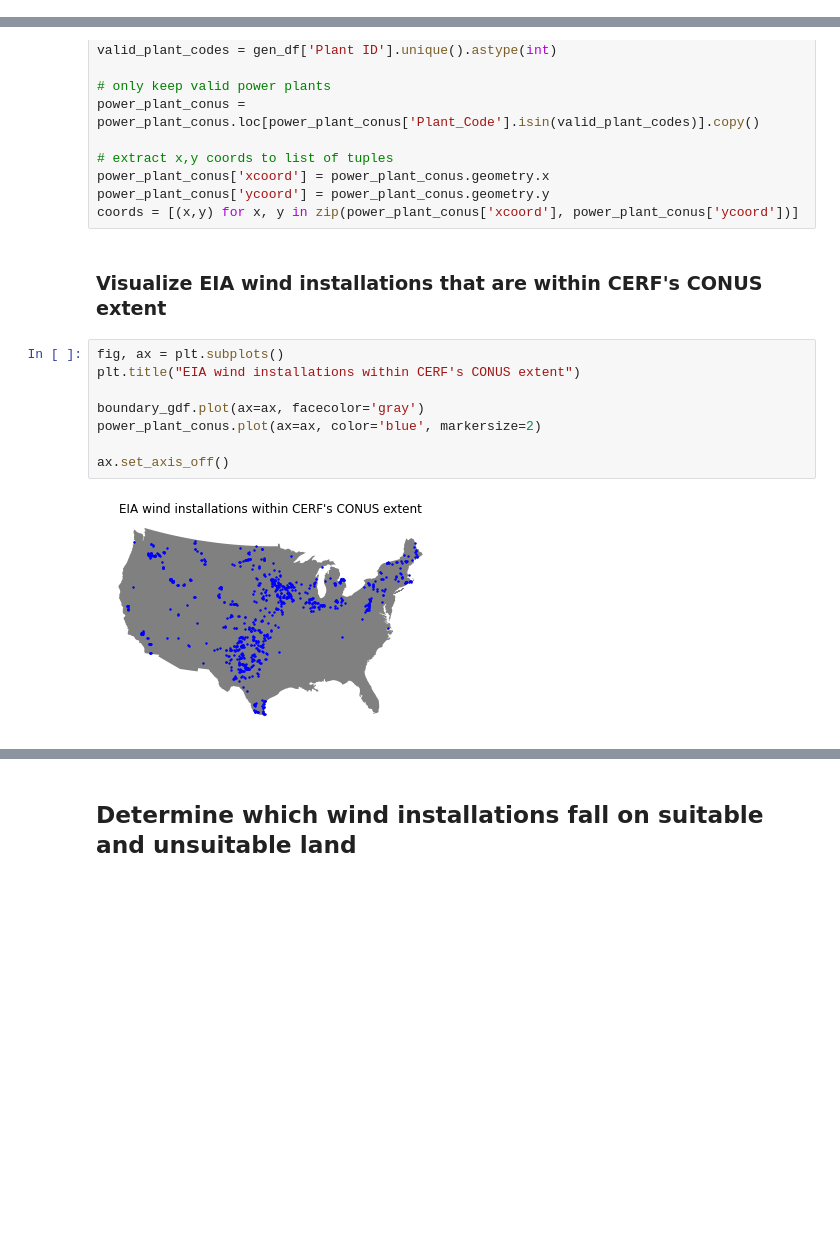
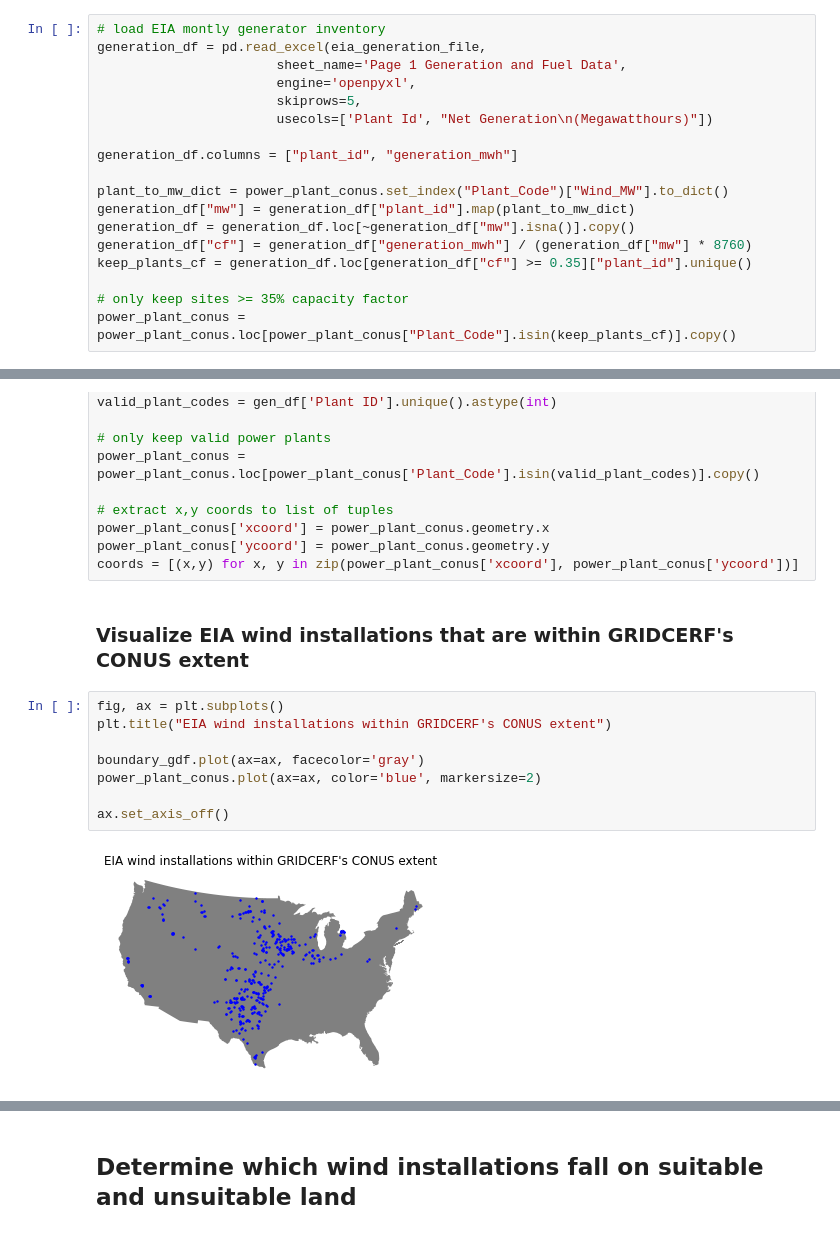
Before and after one commit to IMMM-SFA/vernon-etal_2023_scidata, a Jupyter notebook: notebooks/validation-wind.ipynb, the cells around one changed output, grey strips where cells are left out. Saved outputs shown, nothing was run; the diff lists cells and outputs as text; blank space fills up the shorter version.

```diff
--- a/notebooks/validation-wind.ipynb
+++ b/notebooks/validation-wind.ipynb
@@ -266,3 +275,21 @@ power_plant_conus = power_plant_conus.loc[power_plant_conus['Wind_MW'] >= 3].cop
+# %%
+# load EIA montly generator inventory
+generation_df = pd.read_excel(eia_generation_file,
+                       sheet_name='Page 1 Generation and Fuel Data',
+                       engine='openpyxl',
+                       skiprows=5,
+                       usecols=['Plant Id', "Net Generation\n(Megawatthours)"])
+
+generation_df.columns = ["plant_id", "generation_mwh"]
+
+plant_to_mw_dict = power_plant_conus.set_index("Plant_Code")["Wind_MW"].to_dict()
+generation_df["mw"] = generation_df["plant_id"].map(plant_to_mw_dict)
+generation_df = generation_df.loc[~generation_df["mw"].isna()].copy()
+generation_df["cf"] = generation_df["generation_mwh"] / (generation_df["mw"] * 8760)
+keep_plants_cf = generation_df.loc[generation_df["cf"] >= 0.35]["plant_id"].unique()
+
+# only keep sites >= 35% capacity factor
+power_plant_conus = power_plant_conus.loc[power_plant_conus["Plant_Code"].isin(keep_plants_cf)].copy()
 # %% [markdown]
 ### Only keep wind installations that became operational during or after 2000
 # %%
@@ -290,17 +317,17 @@ power_plant_conus['xcoord'] = power_plant_conus.geometry.x
 power_plant_conus['ycoord'] = power_plant_conus.geometry.y
 coords = [(x,y) for x, y in zip(power_plant_conus['xcoord'], power_plant_conus['ycoord'])]
 # %% [markdown]
-### Visualize EIA wind installations that are within CERF's CONUS extent
+### Visualize EIA wind installations that are within GRIDCERF's CONUS extent
 # %%
 fig, ax = plt.subplots()
-plt.title("EIA wind installations within CERF's CONUS extent")
+plt.title("EIA wind installations within GRIDCERF's CONUS extent")
 
 boundary_gdf.plot(ax=ax, facecolor='gray')
 power_plant_conus.plot(ax=ax, color='blue', markersize=2)
 
 ax.set_axis_off()
 # %% [output]
-[figure, old version]
+[figure, new version]
 # %%
 ax = power_plant_conus['Wind_MW'].hist(bins=20)
 ax.set_xlabel("Wind Installation (MW)")
```
Also changed, not shown: parts of 34 cells of this notebook, 1 other file.
